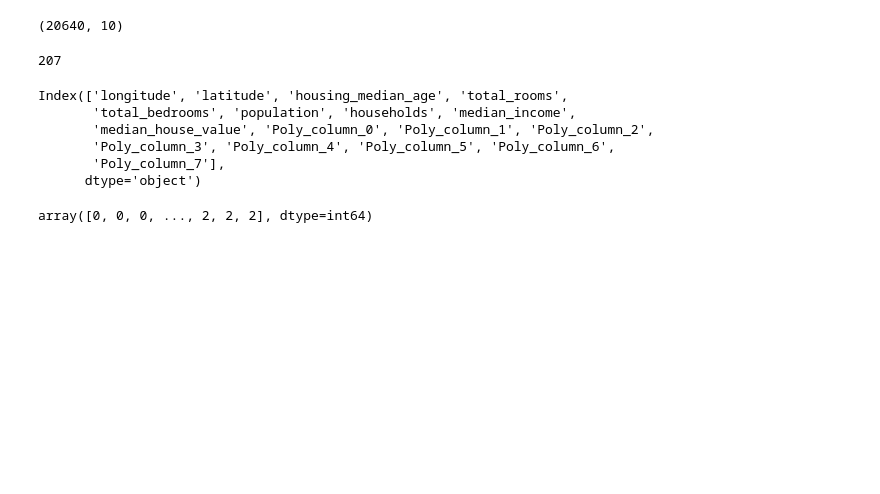
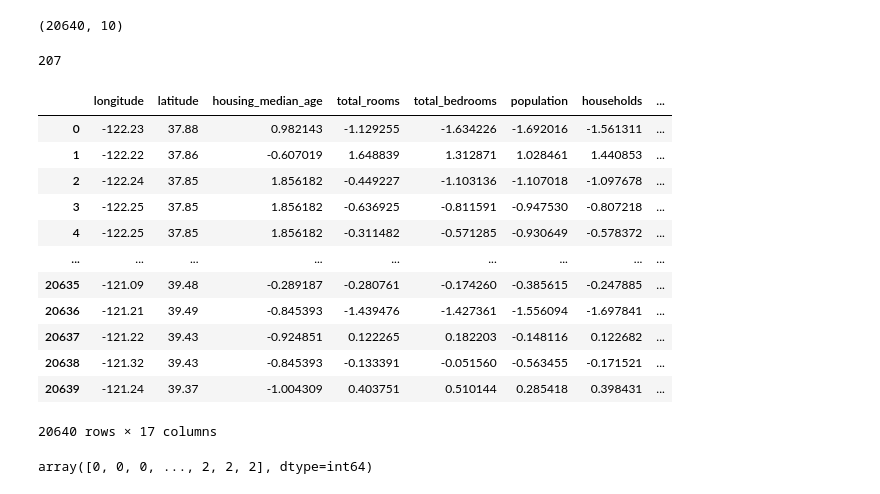
Before and after one commit to Irina-Iryna/Artificial_Intelligence, a Jupyter notebook: AI/Untitled1.ipynb, the cells around one changed output. Saved outputs shown, nothing was run; the diff lists cells and outputs as text; code cells hidden in the pictures; blank space fills up the shorter version.

```diff
--- a/AI/Untitled1.ipynb
+++ b/AI/Untitled1.ipynb
@@ -116,39 +116,47 @@ from sklearn.impute import SimpleImputer
 from sklearn.preprocessing import (
     StandardScaler, MinMaxScaler, PolynomialFeatures
 )
 
 imp = SimpleImputer(missing_values=np.nan, strategy="median")
 #imp.fit(df_num)
 #imp.statistics_
 X = imp.fit_transform(df_num)
 df_num = pd.DataFrame(X, columns=df_num.columns)
 scale_colums = ["housing_median_age", "total_rooms", "total_bedrooms",
                 "population", "households", "median_income"]
 
 
 """minmax_scaler = MinMaxScaler()
 minmax_scaler.fit(df_num[scale_colums])
 df_num[scale_colums] = minmax_scaler.transform(df_num[scale_colums])"""
 
 scaler = StandardScaler()
 scaler.fit(df_num[scale_colums])
 df_num[scale_colums] = scaler.transform(df_num[scale_colums])
 
 poly_columns = ["population", "total_bedrooms", "households"]
 poly_transform = PolynomialFeatures(3, interaction_only=True)
 poly_features = poly_transform.fit_transform(df_num[poly_columns])
 for index in range(poly_features.shape[1]):
     df_num[f"Poly_column_{index}"] = poly_features[:, index]
 df_num.columns
 
 #df_num.describe()
+df_num
 # %% [output]
+|  | longitude | latitude | housing_median_age | total_rooms | total_bedrooms | population | households | ... |
+| 0 | -122.23 | 37.88 | 0.982143 | -1.129255 | -1.634226 | -1.692016 | -1.561311 | ... |
+| 1 | -122.22 | 37.86 | -0.607019 | 1.648839 | 1.312871 | 1.028461 | 1.440853 | ... |
+| 2 | -122.24 | 37.85 | 1.856182 | -0.449227 | -1.103136 | -1.107018 | -1.097678 | ... |
+| 3 | -122.25 | 37.85 | 1.856182 | -0.636925 | -0.811591 | -0.947530 | -0.807218 | ... |
+| 4 | -122.25 | 37.85 | 1.856182 | -0.311482 | -0.571285 | -0.930649 | -0.578372 | ... |
+| ... | ... | ... | ... | ... | ... | ... | ... | ... |
+| 20635 | -121.09 | 39.48 | -0.289187 | -0.280761 | -0.174260 | -0.385615 | -0.247885 | ... |
+| 20636 | -121.21 | 39.49 | -0.845393 | -1.439476 | -1.427361 | -1.556094 | -1.697841 | ... |
+| 20637 | -121.22 | 39.43 | -0.924851 | 0.122265 | 0.182203 | -0.148116 | 0.122682 | ... |
+| 20638 | -121.32 | 39.43 | -0.845393 | -0.133391 | -0.051560 | -0.563455 | -0.171521 | ... |
+| 20639 | -121.24 | 39.37 | -1.004309 | 0.403751 | 0.510144 | 0.285418 | 0.398431 | ... |
-Index(['longitude', 'latitude', 'housing_median_age', 'total_rooms',
-       'total_bedrooms', 'population', 'households', 'median_income',
-       'median_house_value', 'Poly_column_0', 'Poly_column_1', 'Poly_column_2',
-       'Poly_column_3', 'Poly_column_4', 'Poly_column_5', 'Poly_column_6',
-       'Poly_column_7'],
-      dtype='object')
+20640 rows × 17 columns
 # %%
 #df.drop("ocean_proximity", axis = 1).median().values
 # %%
```
Also changed, not shown: parts of 1 cell of this notebook, 9 other files.
